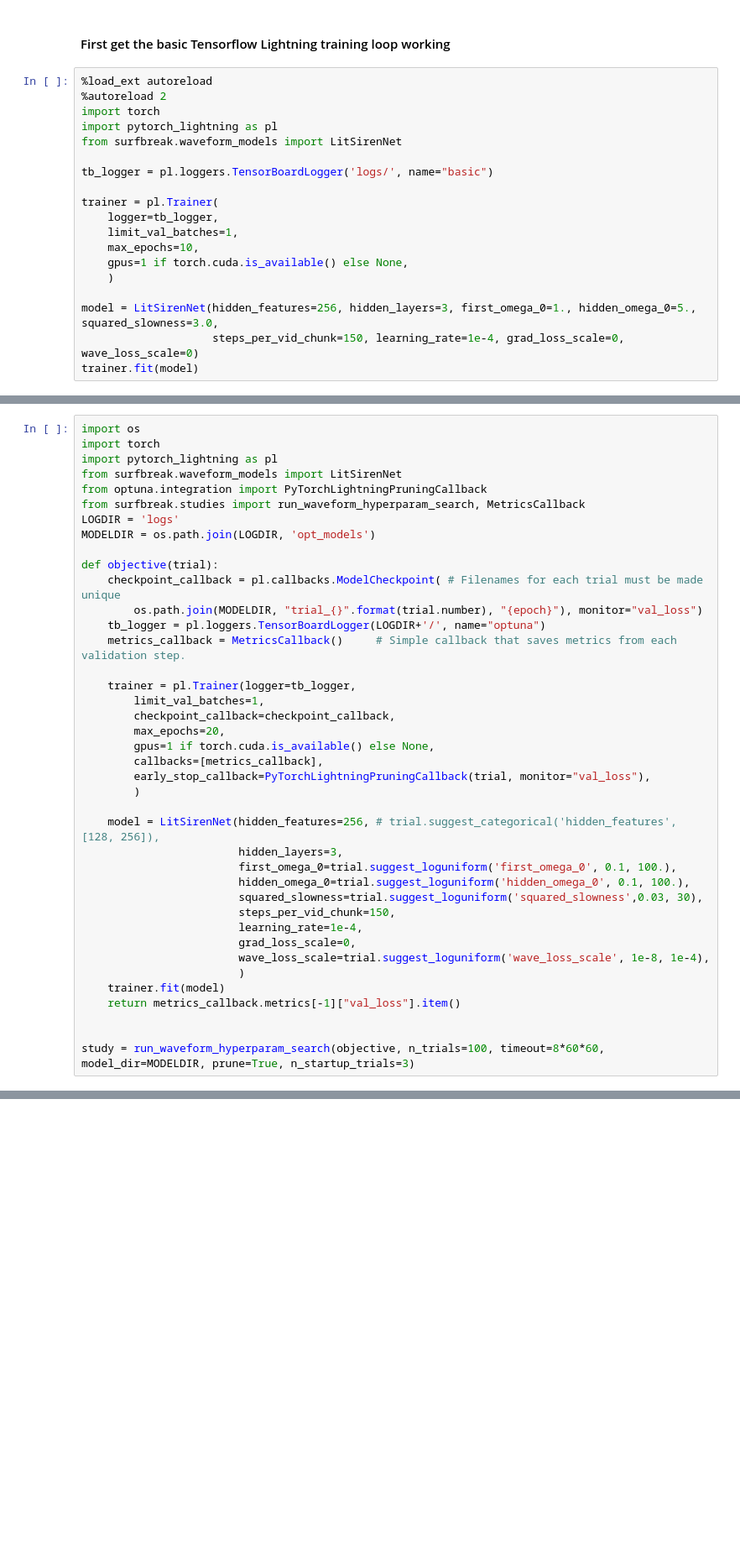
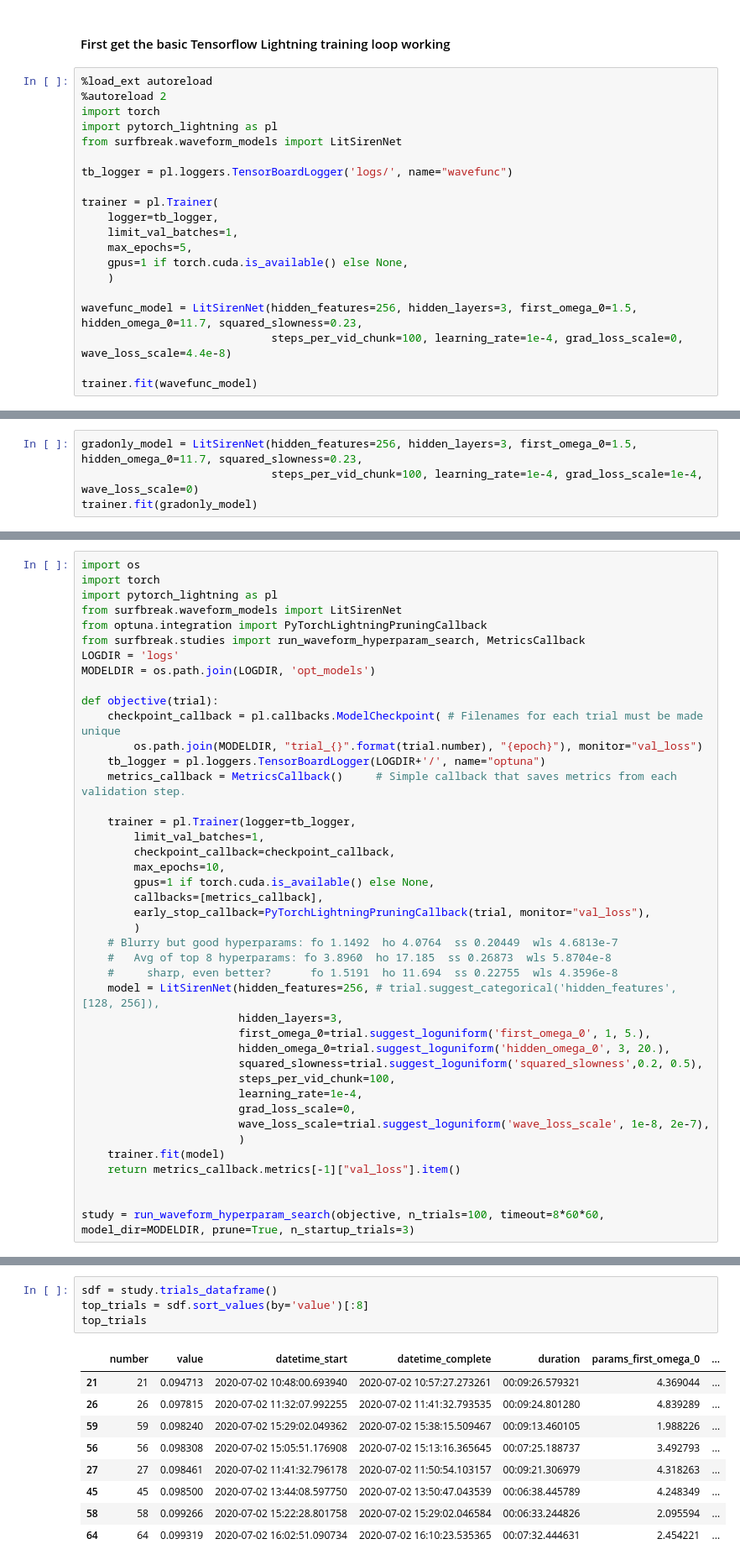
Before and after one commit to sjobeek/surfbreak, a Jupyter notebook: 09_training_utilities.ipynb, the cells around one changed output, grey strips where cells are left out. Shown: that part at 84% size. Cells and saved outputs as stored; diff of their text form; blank space fills up the shorter version.

```diff
--- a/09_training_utilities.ipynb
+++ b/09_training_utilities.ipynb
@@ -17,16 +18,17 @@ import torch
 import pytorch_lightning as pl
 from surfbreak.waveform_models import LitSirenNet
 
-tb_logger = pl.loggers.TensorBoardLogger('logs/', name="basic")
+tb_logger = pl.loggers.TensorBoardLogger('logs/', name="wavefunc")
 
 trainer = pl.Trainer(
     logger=tb_logger,
     limit_val_batches=1,
-    max_epochs=10,
+    max_epochs=5,
     gpus=1 if torch.cuda.is_available() else None,
     )
 
-model = LitSirenNet(hidden_features=256, hidden_layers=3, first_omega_0=1., hidden_omega_0=5., squared_slowness=3.0,
-                    steps_per_vid_chunk=150, learning_rate=1e-4, grad_loss_scale=0, wave_loss_scale=0)
-trainer.fit(model)
+wavefunc_model = LitSirenNet(hidden_features=256, hidden_layers=3, first_omega_0=1.5, hidden_omega_0=11.7, squared_slowness=0.23,
+                             steps_per_vid_chunk=100, learning_rate=1e-4, grad_loss_scale=0, wave_loss_scale=4.4e-8)
+
+trainer.fit(wavefunc_model)
 # %% [output]
@@ -37,3 +46,7 @@ KeyboardInterrupt:
+# %%
+gradonly_model = LitSirenNet(hidden_features=256, hidden_layers=3, first_omega_0=1.5, hidden_omega_0=11.7, squared_slowness=0.23,
+                             steps_per_vid_chunk=100, learning_rate=1e-4, grad_loss_scale=1e-4, wave_loss_scale=0)
+trainer.fit(gradonly_model)
 # %% [markdown]
 ### Now get optuna optimization trials working
 The most well-regularized hyperparameters for simple (`mse_loss` only) ended up being
@@ -57,21 +77,23 @@ def objective(trial):
     trainer = pl.Trainer(logger=tb_logger,
         limit_val_batches=1,
         checkpoint_callback=checkpoint_callback,
-        max_epochs=20,
+        max_epochs=10,
         gpus=1 if torch.cuda.is_available() else None,
         callbacks=[metrics_callback],
         early_stop_callback=PyTorchLightningPruningCallback(trial, monitor="val_loss"),
         )
-
+    # Blurry but good hyperparams: fo 1.1492  ho 4.0764  ss 0.20449  wls 4.6813e-7
+    #   Avg of top 8 hyperparams: fo 3.8960  ho 17.185  ss 0.26873  wls 5.8704e-8
+    #     sharp, even better?      fo 1.5191  ho 11.694  ss 0.22755  wls 4.3596e-8
     model = LitSirenNet(hidden_features=256, # trial.suggest_categorical('hidden_features', [128, 256]),
                         hidden_layers=3,
-                        first_omega_0=trial.suggest_loguniform('first_omega_0', 0.1, 100.),
-                        hidden_omega_0=trial.suggest_loguniform('hidden_omega_0', 0.1, 100.),
-                        squared_slowness=trial.suggest_loguniform('squared_slowness',0.03, 30),
-                        steps_per_vid_chunk=150,
+                        first_omega_0=trial.suggest_loguniform('first_omega_0', 1, 5.),
+                        hidden_omega_0=trial.suggest_loguniform('hidden_omega_0', 3, 20.),
+                        squared_slowness=trial.suggest_loguniform('squared_slowness',0.2, 0.5),
+                        steps_per_vid_chunk=100,
                         learning_rate=1e-4,
                         grad_loss_scale=0,
-                        wave_loss_scale=trial.suggest_loguniform('wave_loss_scale', 1e-8, 1e-4),
+                        wave_loss_scale=trial.suggest_loguniform('wave_loss_scale', 1e-8, 2e-7),
                         )
     trainer.fit(model)
     return metrics_callback.metrics[-1]["val_loss"].item()
@@ -98,0 +209,14 @@ CUDA_VISIBLE_DEVICES: [0]
+# %%
+sdf = study.trials_dataframe()
+top_trials = sdf.sort_values(by='value')[:8]
+top_trials
+# %% [output]
+|  | number | value | datetime_start | datetime_complete | duration | params_first_omega_0 | ... |
+| 21 | 21 | 0.094713 | 2020-07-02 10:48:00.693940 | 2020-07-02 10:57:27.273261 | 00:09:26.579321 | 4.369044 | ... |
+| 26 | 26 | 0.097815 | 2020-07-02 11:32:07.992255 | 2020-07-02 11:41:32.793535 | 00:09:24.801280 | 4.839289 | ... |
+| 59 | 59 | 0.098240 | 2020-07-02 15:29:02.049362 | 2020-07-02 15:38:15.509467 | 00:09:13.460105 | 1.988226 | ... |
+| 56 | 56 | 0.098308 | 2020-07-02 15:05:51.176908 | 2020-07-02 15:13:16.365645 | 00:07:25.188737 | 3.492793 | ... |
+| 27 | 27 | 0.098461 | 2020-07-02 11:41:32.796178 | 2020-07-02 11:50:54.103157 | 00:09:21.306979 | 4.318263 | ... |
+| 45 | 45 | 0.098500 | 2020-07-02 13:44:08.597750 | 2020-07-02 13:50:47.043539 | 00:06:38.445789 | 4.248349 | ... |
+| 58 | 58 | 0.099266 | 2020-07-02 15:22:28.801758 | 2020-07-02 15:29:02.046584 | 00:06:33.244826 | 2.095594 | ... |
+| 64 | 64 | 0.099319 | 2020-07-02 16:02:51.090734 | 2020-07-02 16:10:23.535365 | 00:07:32.444631 | 2.454221 | ... |
```
Also changed, not shown: parts of 6 cells of this notebook, 3 other files.
